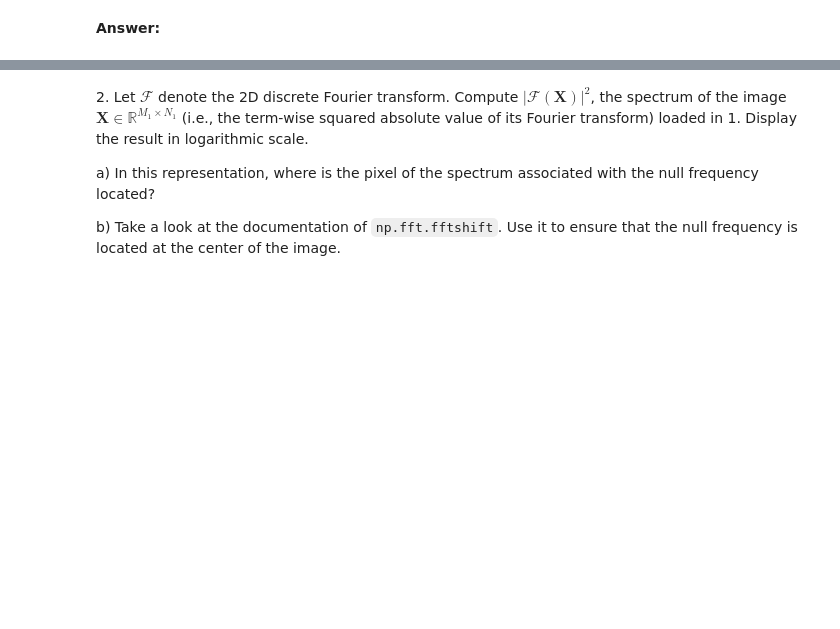
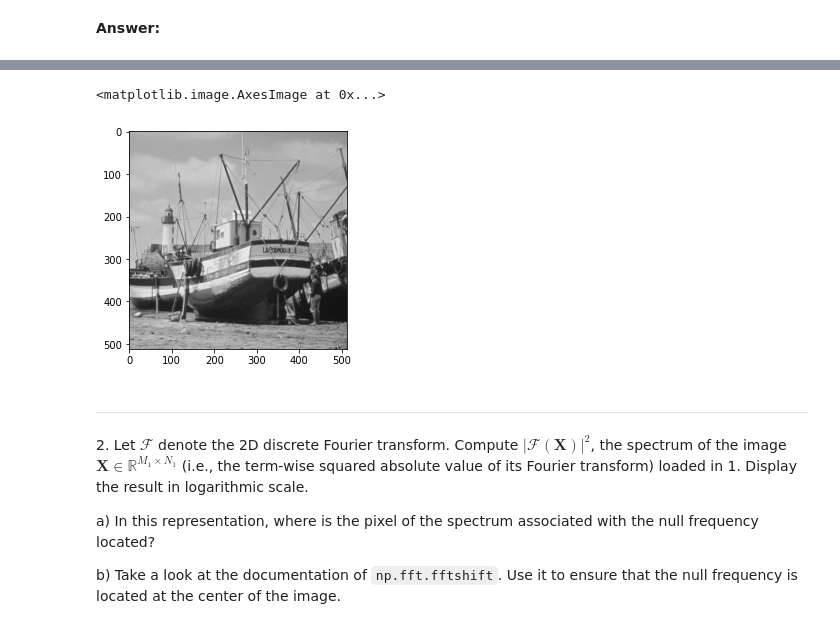
Before and after one commit to heez77/python_sdia, a Jupyter notebook: Labs/Lab3/lab3.ipynb, the cells around one changed output, grey strips where cells are left out. Cells and saved outputs as stored; diff of their text form; code cells hidden in the pictures; blank space fills up the shorter version.

```diff
--- a/Labs/Lab3/lab3.ipynb
+++ b/Labs/Lab3/lab3.ipynb
@@ -178,3 +165,13 @@ plt.imshow(img)
+# %%
+from PIL import Image
+image = Image.open("img/boat.png")
+gray_img = image.convert("L")
+plt.imshow(gray_img, cmap='gray')
+# %% [output]
+<matplotlib.image.AxesImage at 0x...>
+[figure, added]
+# %% [markdown]
+----------------------------------------------------------------
 # %% [markdown]
 2\. Let $\mathcal{F}$ denote the 2D discrete Fourier transform. Compute $|\mathcal{F}(\mathbf{X})|^2$, the spectrum of the image $\mathbf{X} \in \mathbb{R}^{M_1 \times N_1}$ (i.e., the term-wise squared absolute value of its Fourier transform) loaded in 1. Display the result in logarithmic scale.
 
```
Also changed, not shown: parts of 17 cells of this notebook.
